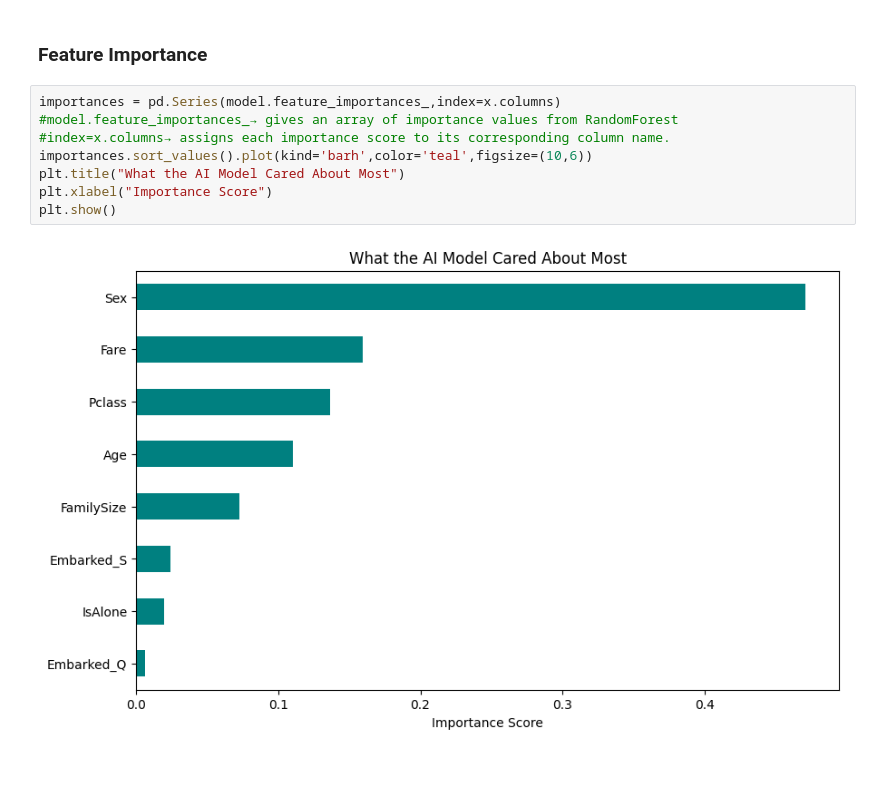
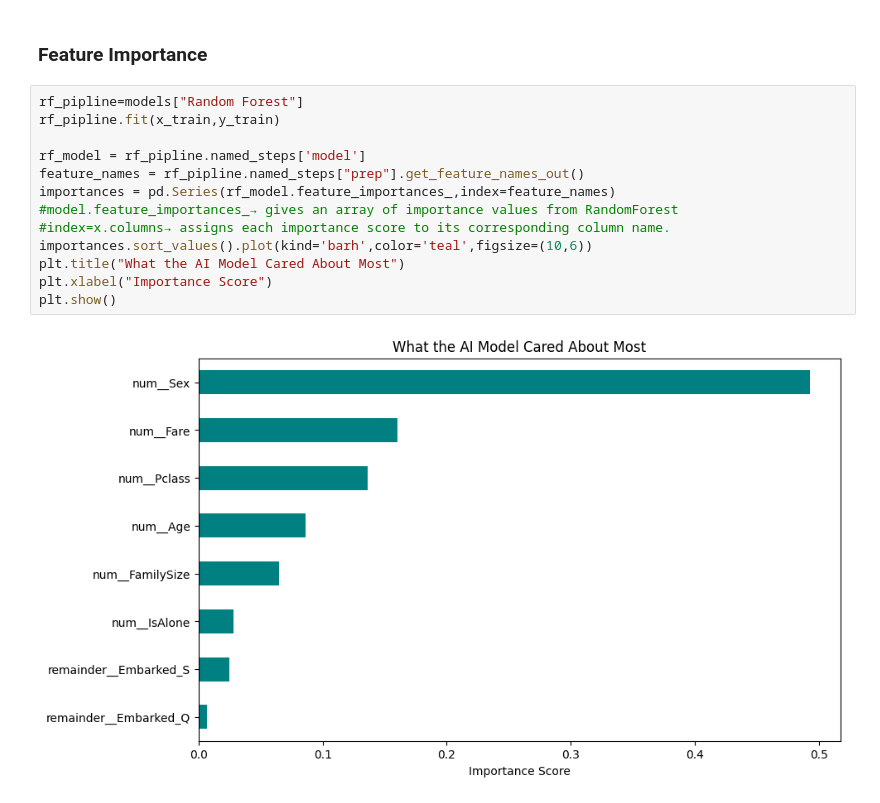
Before and after one commit to hashi-kavi/titanic-ml-pipeline, a Jupyter notebook: notebooks/EDA_Visuals.ipynb, the cells around one changed output. Cells and saved outputs as stored; diff of their text form; blank space fills up the shorter version.

Commit message:
Improve the model

```diff
--- a/notebooks/EDA_Visuals.ipynb
+++ b/notebooks/EDA_Visuals.ipynb
@@ -91,15 +155,20 @@ Test Accuracy: 82.12
 # %% [markdown]
 ### Feature Importance
 # %%
-importances = pd.Series(model.feature_importances_,index=x.columns)
+rf_pipline=models["Random Forest"]
+rf_pipline.fit(x_train,y_train)
+
+rf_model = rf_pipline.named_steps['model']
+feature_names = rf_pipline.named_steps["prep"].get_feature_names_out()
+importances = pd.Series(rf_model.feature_importances_,index=feature_names)
 #model.feature_importances_→ gives an array of importance values from RandomForest
 #index=x.columns→ assigns each importance score to its corresponding column name.
 importances.sort_values().plot(kind='barh',color='teal',figsize=(10,6))
 plt.title("What the AI Model Cared About Most")
 plt.xlabel("Importance Score")
 plt.show()
 # %% [output]
-[figure, old version]
+[figure, new version]
 # %%
 from sklearn.metrics import classification_report,confusion_matrix
 #detailed report
```
Also changed, not shown: parts of 5 cells of this notebook, 2 other files.
